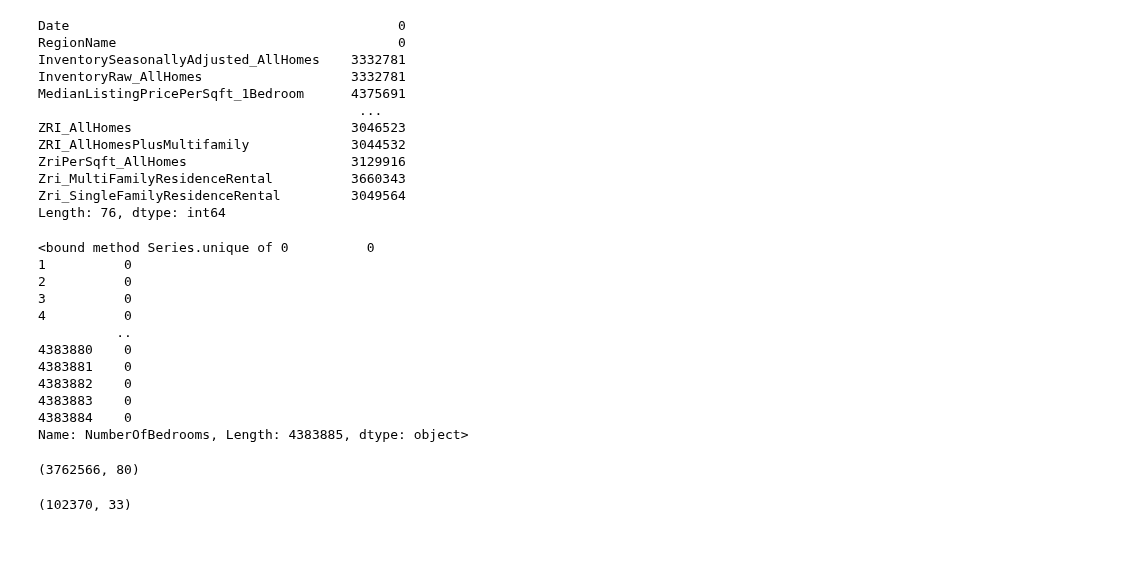
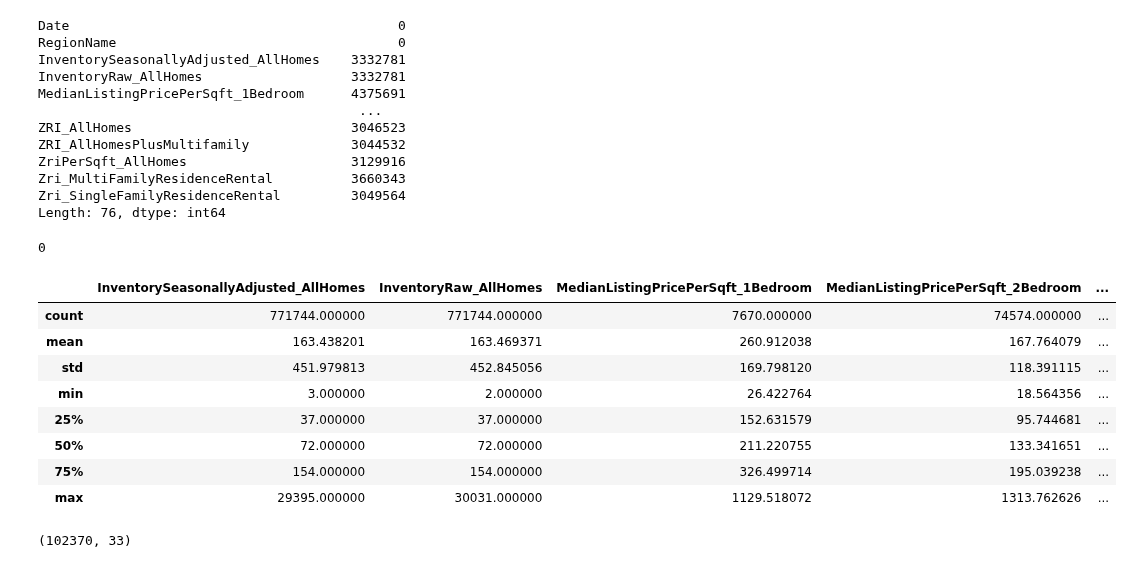
Before and after one commit to norgrenm/US_House_Price_Prediction, a Jupyter notebook: notebooks/DM-US_HousingData.ipynb, the cells around one changed output. Saved outputs shown, nothing was run; the diff lists cells and outputs as text; code cells hidden in the pictures.

Commit message:
Cleaned up headers / time series + zip have connection in columns

```diff
--- a/notebooks/DM-US_HousingData.ipynb
+++ b/notebooks/DM-US_HousingData.ipynb
@@ -195,28 +195,29 @@ zip_df['NumberOfBedrooms'] = np.where(zip_df['MedianListingPricePerSqft_4Bedroom
 zip_df['NumberOfBedrooms'] = np.where(zip_df['MedianListingPricePerSqft_5BedroomOrMore'] != 0, 5, 0)
 
 #[1 if x > 0 else 0 in zip_df['MedianListingPricePerSqft_1Bedroom']]
-# %%
-zip_df['NumberOfBedrooms'].unique
-# %% [output]
-<bound method Series.unique of 0          0
-1          0
-2          0
-3          0
-4          0
-          ..
-4383880    0
-4383881    0
-4383882    0
-4383883    0
-4383884    0
-Name: NumberOfBedrooms, Length: 4383885, dtype: object>
+# %%
+#zip_df.isnull().sum()
+#zip_df['NumberOfBedrooms'].unique
+zip_df['MedianListingPricePerSqft_1Bedroom'].isnull().sum()
+# %% [output]
+0
 # %%
 #####################################
 ## City Time Series  -- Cleaning MN #
 #####################################
 cts_df.shape
+#Understand range of outputs
+cts_df.describe()
 # %% [output]
-(3762566, 80)
+|  | InventorySeasonallyAdjusted_AllHomes | InventoryRaw_AllHomes | MedianListingPricePerSqft_1Bedroom | MedianListingPricePerSqft_2Bedroom | ... |
+| count | 771744.000000 | 771744.000000 | 7670.000000 | 74574.000000 | ... |
+| mean | 163.438201 | 163.469371 | 260.912038 | 167.764079 | ... |
+| std | 451.979813 | 452.845056 | 169.798120 | 118.391115 | ... |
+| min | 3.000000 | 2.000000 | 26.422764 | 18.564356 | ... |
+| 25% | 37.000000 | 37.000000 | 152.631579 | 95.744681 | ... |
+| 50% | 72.000000 | 72.000000 | 211.220755 | 133.341651 | ... |
+| 75% | 154.000000 | 154.000000 | 326.499714 | 195.039238 | ... |
+| max | 29395.000000 | 30031.000000 | 1129.518072 | 1313.762626 | ... |
 # %%
 ####################################################################
 ## Public School Ratings (2014-2015 School years) -- Cleaning CG  ##
```
Also changed, not shown: parts of 2 cells of this notebook.
